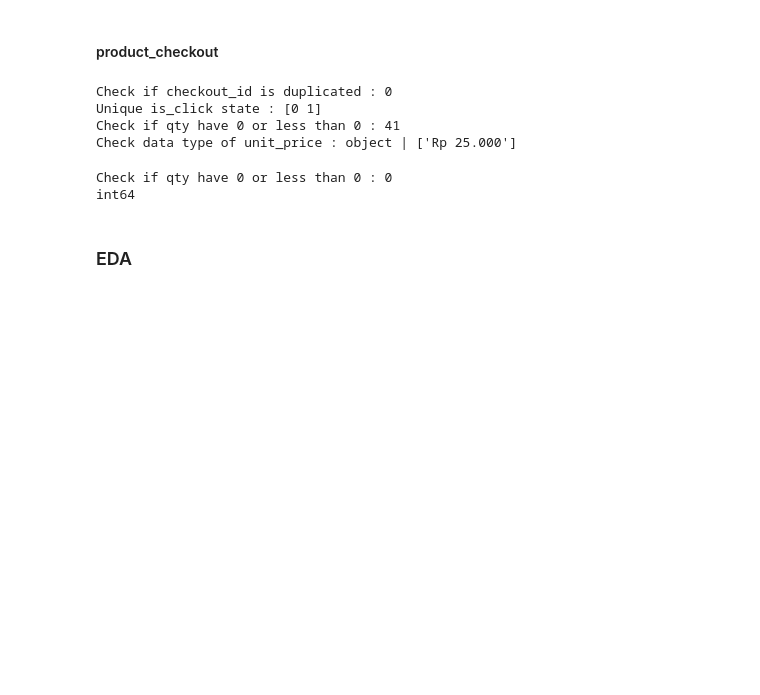
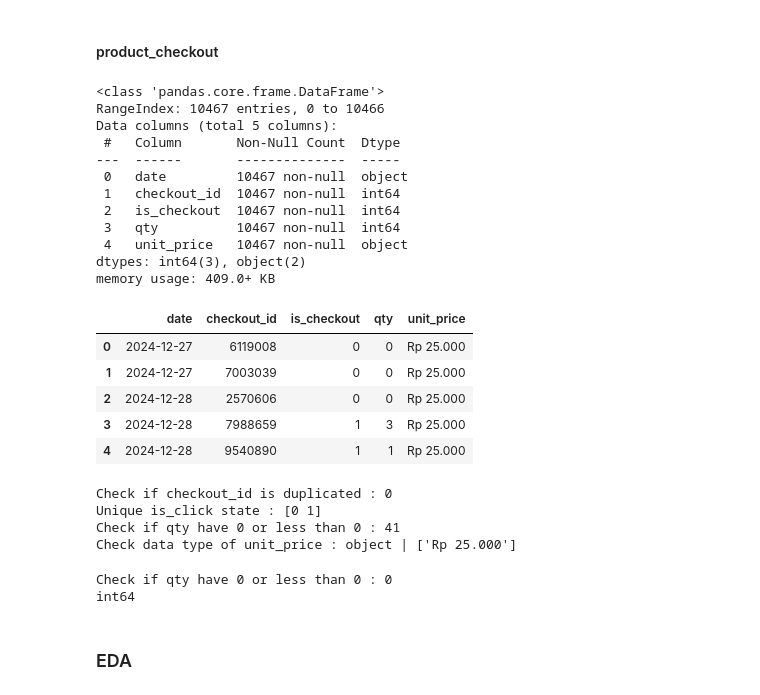
Before and after one commit to vandevee3/MarketingAnalysis, a Jupyter notebook: source/main.ipynb, the cells around one changed output. Cells and saved outputs as stored; diff of their text form; code cells hidden in the pictures; blank space fills up the shorter version.

```diff
--- a/source/main.ipynb
+++ b/source/main.ipynb
@@ -151,3 +272,26 @@ Unique is_click state : [0 1]
 # %% [markdown]
 #### product_checkout
+# %%
+product_checkout = data_frames['product_checkout']
+product_checkout.info()
+product_checkout.head(5)
+# %% [output]
+<class 'pandas.core.frame.DataFrame'>
+RangeIndex: 10467 entries, 0 to 10466
+Data columns (total 5 columns):
+ #   Column       Non-Null Count  Dtype
+---  ------       --------------  -----
+ 0   date         10467 non-null  object
+ 1   checkout_id  10467 non-null  int64
+ 2   is_checkout  10467 non-null  int64
+ 3   qty          10467 non-null  int64
+ 4   unit_price   10467 non-null  object
+dtypes: int64(3), object(2)
+memory usage: 409.0+ KB
+|  | date | checkout_id | is_checkout | qty | unit_price |
+| 0 | 2024-12-27 | 6119008 | 0 | 0 | Rp 25.000 |
+| 1 | 2024-12-27 | 7003039 | 0 | 0 | Rp 25.000 |
+| 2 | 2024-12-28 | 2570606 | 0 | 0 | Rp 25.000 |
+| 3 | 2024-12-28 | 7988659 | 1 | 3 | Rp 25.000 |
+| 4 | 2024-12-28 | 9540890 | 1 | 1 | Rp 25.000 |
 # %%
```
Also changed, not shown: parts of 12 cells of this notebook.
